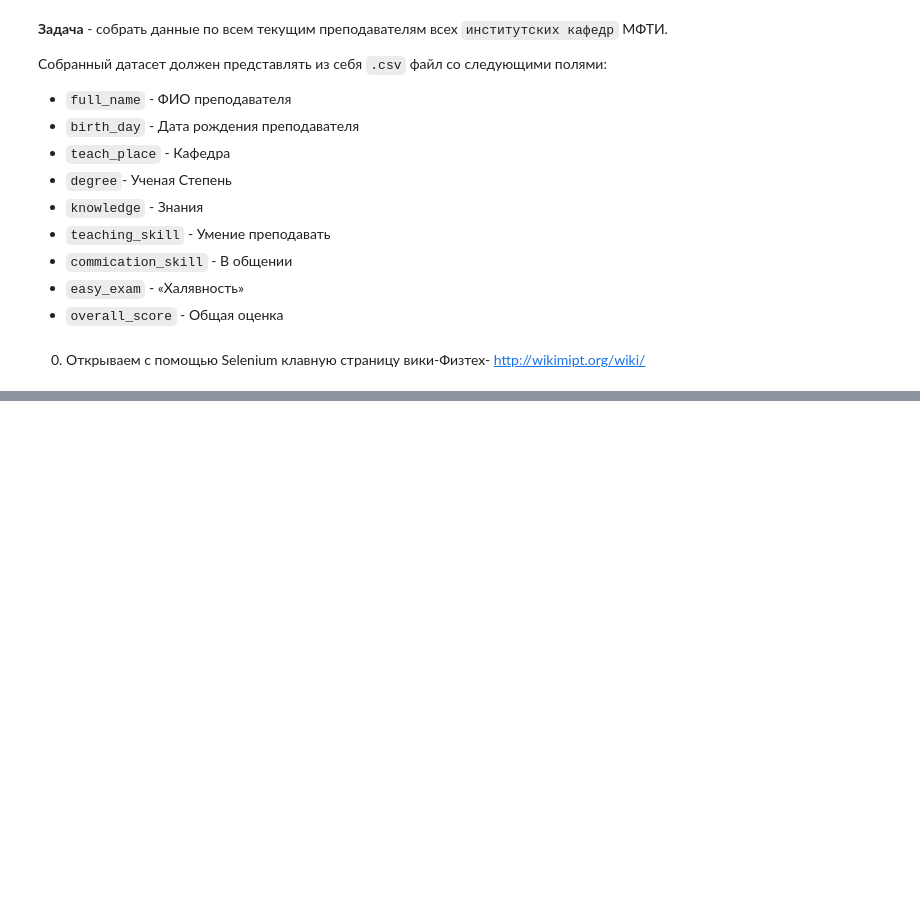
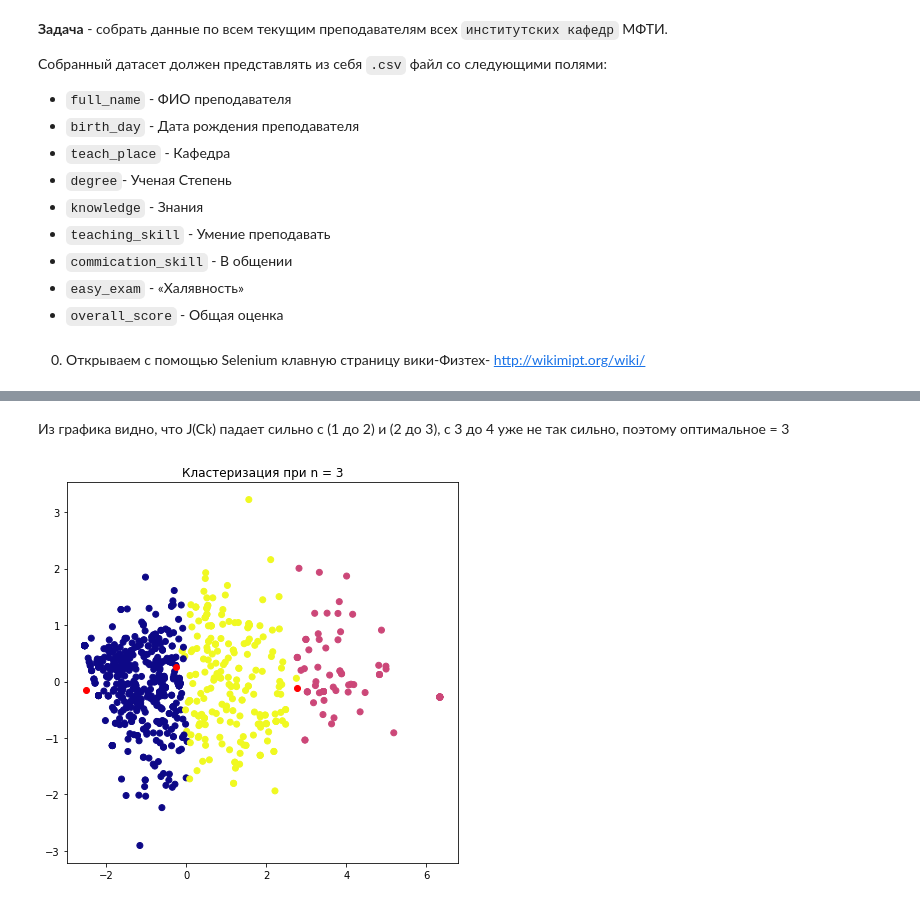
Before and after one commit to skygen7/mipt-datascience, a Jupyter notebook: HW_2.ipynb, the cells around one changed output, grey strips where cells are left out. Saved outputs shown, nothing was run; the diff lists cells and outputs as text; code cells hidden in the pictures; blank space fills up the shorter version.

```diff
--- a/HW_2.ipynb
+++ b/HW_2.ipynb
@@ -181,0 +206,16 @@ df.to_csv(r'data/mipt_teachers.csv', header=True, sep=';', index=False)
+# %% [markdown]
+Из графика видно, что J(Ck) падает сильно с (1 до 2) и (2 до 3), с 3 до 4 уже не так сильно, поэтому оптимальное  = 3
+# %%
+data_x_y = PCA(n_components=2, random_state=42).fit_transform(X)
+
+clusterer = KMeans(n_clusters=3, random_state=42)
+cluster_labels = clusterer.fit_predict(X)
+data_x_y_cluster_centers = PCA(n_components=2, random_state=42).fit_transform(clusterer.cluster_centers_)
+
+plt.figure(figsize=(7, 7))
+plt.scatter(data_x_y[:,0], data_x_y[:,1], c=cluster_labels, cmap ='plasma')
+plt.scatter(data_x_y_cluster_centers[:,0], data_x_y_cluster_centers[:,1], color='red')
+plt.title(f'Кластеризация при n = {3}')
+plt.show()
+# %% [output]
+[figure, added]
```
Also changed, not shown: parts of 8 cells of this notebook, 1 other file.
